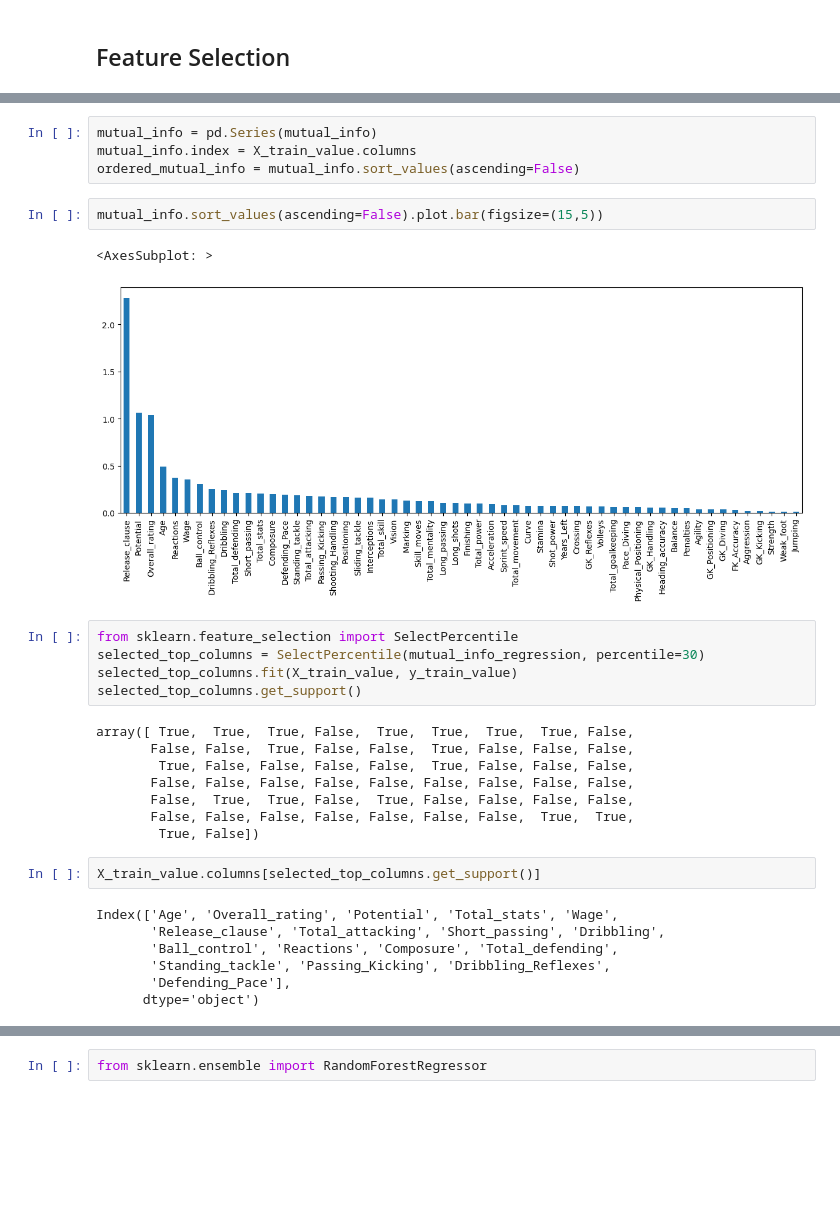
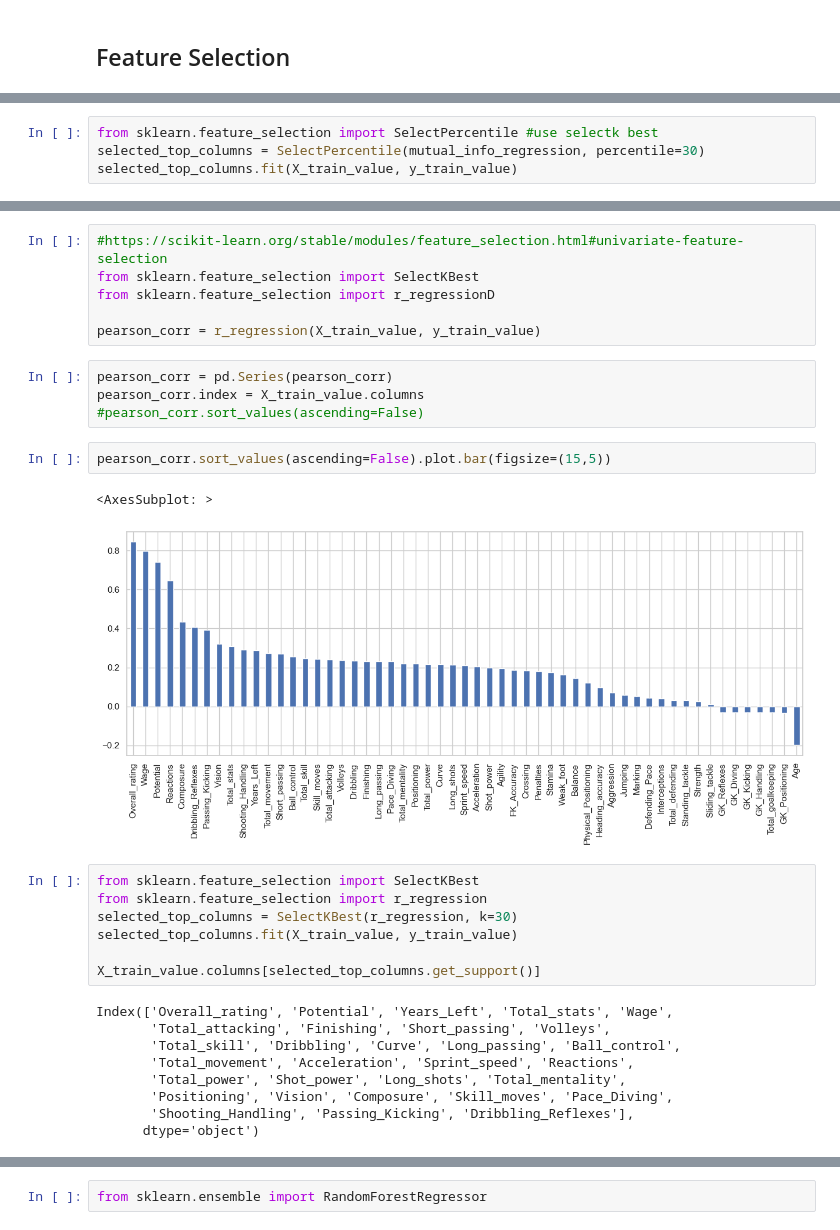
Before and after one commit to aymankhan2003/Market-Value-Predictor, a Jupyter notebook: Project.ipynb, the cells around one changed output, grey strips where cells are left out. Saved outputs shown, nothing was run; the diff lists cells and outputs as text; blank space fills up the shorter version.

```diff
--- a/Project.ipynb
+++ b/Project.ipynb
@@ -107,0 +93,4 @@ array([0.4905856 , 1.03841895, 1.05968144, 0.07246043, 0.20571659,
+# %%
+from sklearn.feature_selection import SelectPercentile #use selectk best
+selected_top_columns = SelectPercentile(mutual_info_regression, percentile=30)
+selected_top_columns.fit(X_train_value, y_train_value)
@@ -108,32 +109,32 @@ array([0.4905856 , 1.03841895, 1.05968144, 0.07246043, 0.20571659,
+# %%
+#https://scikit-learn.org/stable/modules/feature_selection.html#univariate-feature-selection
+from sklearn.feature_selection import SelectKBest
+from sklearn.feature_selection import r_regressionD
+
+pearson_corr = r_regression(X_train_value, y_train_value)
 # %%
-mutual_info = pd.Series(mutual_info)
-mutual_info.index = X_train_value.columns
-ordered_mutual_info = mutual_info.sort_values(ascending=False)
+pearson_corr = pd.Series(pearson_corr)
+pearson_corr.index = X_train_value.columns
+#pearson_corr.sort_values(ascending=False)
 # %%
-mutual_info.sort_values(ascending=False).plot.bar(figsize=(15,5))
+pearson_corr.sort_values(ascending=False).plot.bar(figsize=(15,5))
 # %% [output]
 <AxesSubplot: >
-[figure, old version]
+[figure, new version]
 # %%
-from sklearn.feature_selection import SelectPercentile
-selected_top_columns = SelectPercentile(mutual_info_regression, percentile=30)
+from sklearn.feature_selection import SelectKBest
+from sklearn.feature_selection import r_regression
+selected_top_columns = SelectKBest(r_regression, k=30)
 selected_top_columns.fit(X_train_value, y_train_value)
-selected_top_columns.get_support()
+
+X_train_value.columns[selected_top_columns.get_support()]
 # %% [output]
-array([ True,  True,  True, False,  True,  True,  True,  True, False,
-       False, False,  True, False, False,  True, False, False, False,
-        True, False, False, False, False,  True, False, False, False,
-       False, False, False, False, False, False, False, False, False,
-       False,  True,  True, False,  True, False, False, False, False,
-       False, False, False, False, False, False, False,  True,  True,
-        True, False])
+Index(['Overall_rating', 'Potential', 'Years_Left', 'Total_stats', 'Wage',
+       'Total_attacking', 'Finishing', 'Short_passing', 'Volleys',
+       'Total_skill', 'Dribbling', 'Curve', 'Long_passing', 'Ball_control',
+       'Total_movement', 'Acceleration', 'Sprint_speed', 'Reactions',
+       'Total_power', 'Shot_power', 'Long_shots', 'Total_mentality',
+       'Positioning', 'Vision', 'Composure', 'Skill_moves', 'Pace_Diving',
+       'Shooting_Handling', 'Passing_Kicking', 'Dribbling_Reflexes'],
+      dtype='object')
-# %%
-X_train_value.columns[selected_top_columns.get_support()]
-# %% [output]
-Index(['Age', 'Overall_rating', 'Potential', 'Total_stats', 'Wage',
-       'Release_clause', 'Total_attacking', 'Short_passing', 'Dribbling',
-       'Ball_control', 'Reactions', 'Composure', 'Total_defending',
-       'Standing_tackle', 'Passing_Kicking', 'Dribbling_Reflexes',
-       'Defending_Pace'],
-      dtype='object')
 # %%
```
Also changed, not shown: parts of 250 cells of this notebook.
